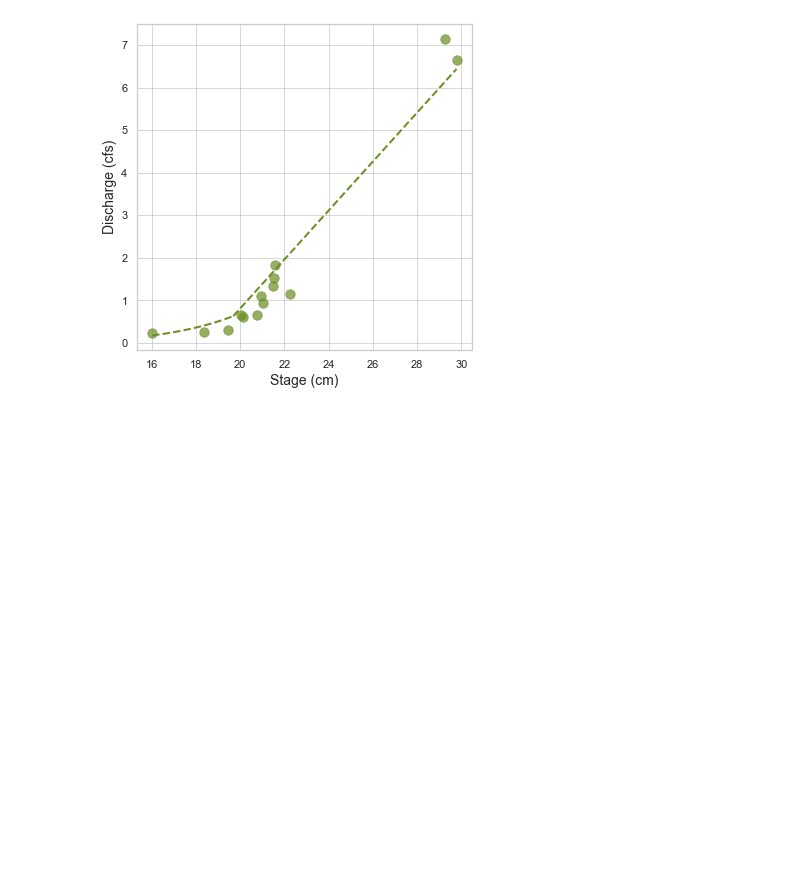
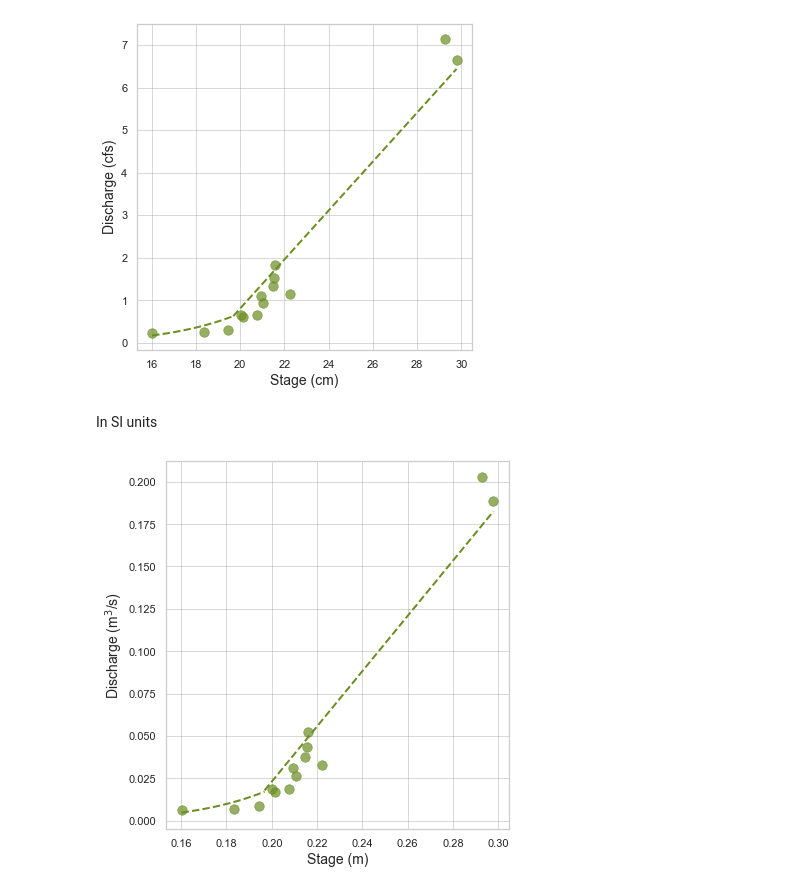
Before and after one commit to nicole-hucke/sediment_trap_paper, a Jupyter notebook: plots/rating_curve/rating_curve_plotting.ipynb, the cells around one changed output. Drawn from its saved outputs; the diff is of its cells as text; code cells hidden in the pictures; blank space fills up the shorter version.

Commit message:
rating curve update to SI units

```diff
--- a/plots/rating_curve/rating_curve_plotting.ipynb
+++ b/plots/rating_curve/rating_curve_plotting.ipynb
@@ -49,3 +49,30 @@ plt.savefig('rating_curve_piecewise.png', dpi=500)
 plt.show()
 # %% [output]
 [figure]
+# %% [markdown]
+In SI units
+# %%
+samples['Q (m3/s)'] = samples['Q (cfs)'] * 0.02831683199881
+samples['Stage (m)'] = samples['Stage (cm)'] / 100.0
+# %%
+sns.set(style='whitegrid')
+plt.figure(figsize=(6,6))
+sns.scatterplot(data=samples, y='Q (m3/s)', x='Stage (m)', s=90,
+                color='olivedrab', edgecolor='olivedrab', alpha=0.7)
+# create fit line
+stage_range = np.linspace(samples['Stage (m)'].min(), 0.19682911, 100)
+stage_range_linear = np.linspace(0.19682911, samples['Stage (m)'].max(), 100)
+q_fit = 406.52 * (stage_range) ** 6.1991
+q_fit_reg = 1.6301 * stage_range_linear - 0.303
+# add fitted line
+plt.plot(stage_range, q_fit, '--', color='olivedrab', linewidth=2)
+plt.plot(stage_range_linear, q_fit_reg, '--', color='olivedrab', linewidth=2)
+plt.grid(color='gray', linestyle='-', linewidth=0.5, alpha=0.6)
+plt.xlabel('Stage (m)', fontsize=14)
+plt.ylabel(r'Discharge (m$^3$/s)', fontsize=14)
+
+plt.tight_layout()
+plt.savefig('rating_curve_piecewise_SIunits.png', dpi=500)
+plt.show()
+# %% [output]
+[figure, added]
```
Also changed, not shown: 4 other files.
